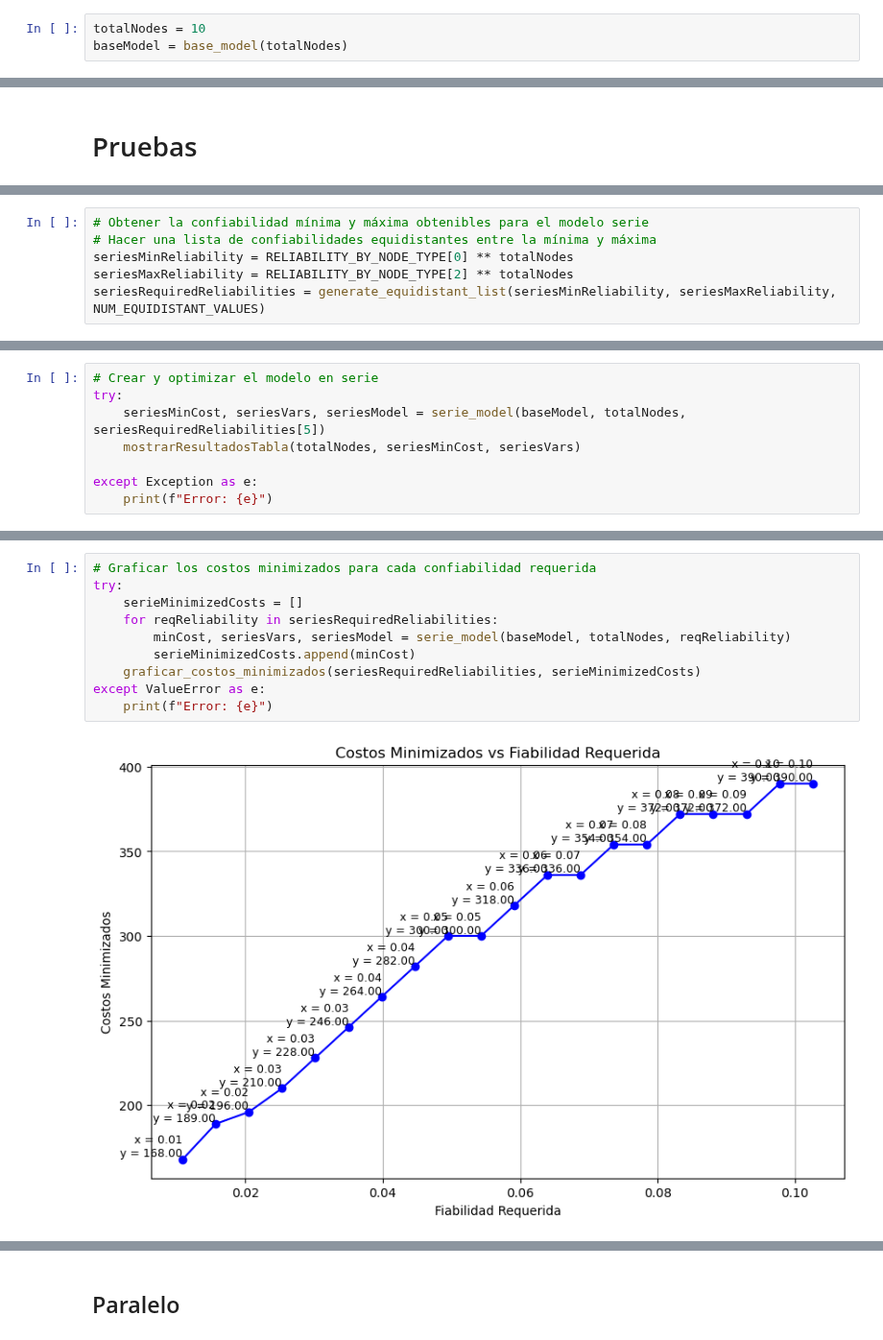
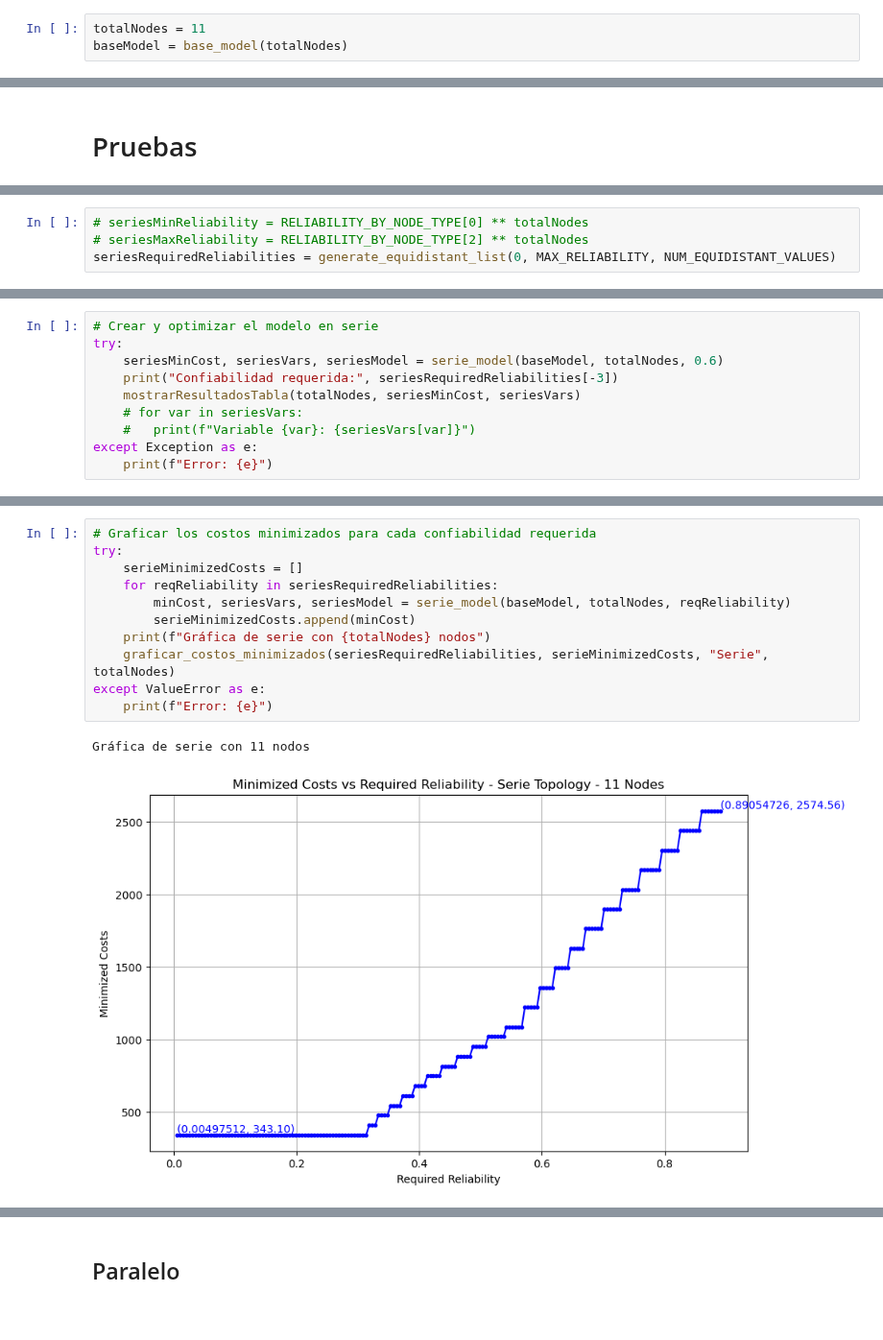
Before and after one commit to danielpuliche/optimization_model, a Jupyter notebook: main.ipynb, the cells around one changed output, grey strips where cells are left out. Shown at 96% size. Saved outputs shown, nothing was run; the diff lists cells and outputs as text.

Commit message:
Nuevas graficas de nodos

```diff
--- a/main.ipynb
+++ b/main.ipynb
@@ -11,5 +15,5 @@ from config import *
 # %%
-totalNodes = 10
+totalNodes = 11
 baseModel = base_model(totalNodes)
 # %% [output]
 Restricted license - for non-production use only - expires 2026-11-23
@@ -20,6 +24,4 @@ Restricted license - for non-production use only - expires 2026-11-23
 # %%
-# Obtener la confiabilidad mínima y máxima obtenibles para el modelo serie
-# Hacer una lista de confiabilidades equidistantes entre la mínima y máxima
-seriesMinReliability = RELIABILITY_BY_NODE_TYPE[0] ** totalNodes
-seriesMaxReliability = RELIABILITY_BY_NODE_TYPE[2] ** totalNodes
-seriesRequiredReliabilities = generate_equidistant_list(seriesMinReliability, seriesMaxReliability, NUM_EQUIDISTANT_VALUES)
+# seriesMinReliability = RELIABILITY_BY_NODE_TYPE[0] ** totalNodes
+# seriesMaxReliability = RELIABILITY_BY_NODE_TYPE[2] ** totalNodes
+seriesRequiredReliabilities = generate_equidistant_list(0, MAX_RELIABILITY, NUM_EQUIDISTANT_VALUES)
@@ -26,9 +38,11 @@ seriesRequiredReliabilities = generate_equidistant_list(seriesMinReliability, se
 # %%
 # Crear y optimizar el modelo en serie
 try:
-    seriesMinCost, seriesVars, seriesModel = serie_model(baseModel, totalNodes, seriesRequiredReliabilities[5])
-    mostrarResultadosTabla(totalNodes, seriesMinCost, seriesVars)
-
+	seriesMinCost, seriesVars, seriesModel = serie_model(baseModel, totalNodes, 0.6)
+	print("Confiabilidad requerida:", seriesRequiredReliabilities[-3])
+	mostrarResultadosTabla(totalNodes, seriesMinCost, seriesVars)
+	# for var in seriesVars:
+	# 	print(f"Variable {var}: {seriesVars[var]}")
 except Exception as e:
-    print(f"Error: {e}")
+	print(f"Error: {e}")
 # %% [output]
@@ -52,12 +66,14 @@ Nodos activos (x):
 # %%
 # Graficar los costos minimizados para cada confiabilidad requerida
 try:
-    serieMinimizedCosts = []
-    for reqReliability in seriesRequiredReliabilities:
-        minCost, seriesVars, seriesModel = serie_model(baseModel, totalNodes, reqReliability)
-        serieMinimizedCosts.append(minCost)
-    graficar_costos_minimizados(seriesRequiredReliabilities, serieMinimizedCosts)
+	serieMinimizedCosts = []
+	for reqReliability in seriesRequiredReliabilities:
+		minCost, seriesVars, seriesModel = serie_model(baseModel, totalNodes, reqReliability)
+		serieMinimizedCosts.append(minCost)
+	print(f"Gráfica de serie con {totalNodes} nodos")
+	graficar_costos_minimizados(seriesRequiredReliabilities, serieMinimizedCosts, "Serie", totalNodes)
 except ValueError as e:
-    print(f"Error: {e}")
+	print(f"Error: {e}")
 # %% [output]
+Gráfica de serie con 11 nodos
-[figure, old version]
+[figure, new version]
```
Also changed, not shown: parts of 24 cells of this notebook, 27 other files.
